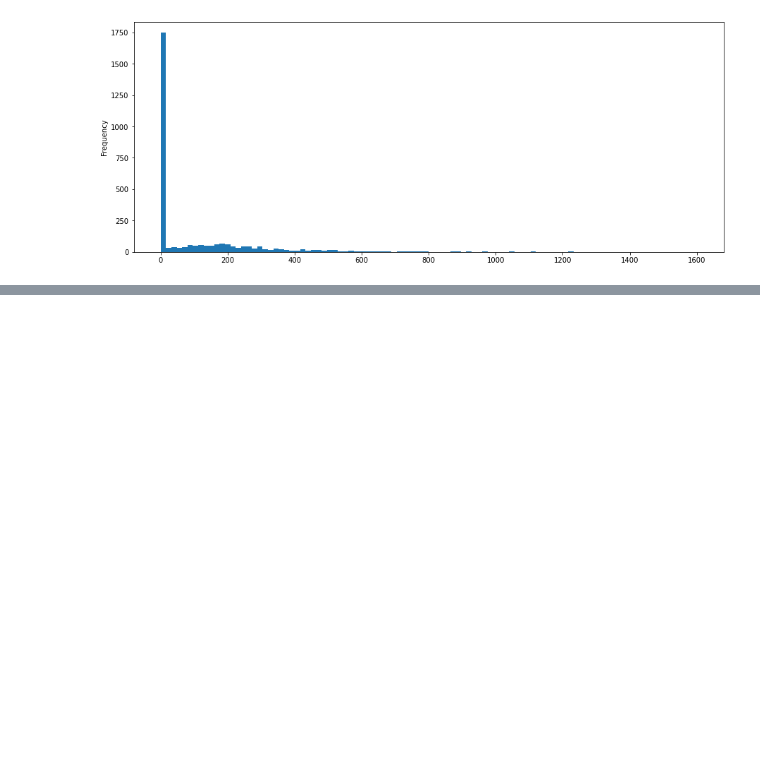
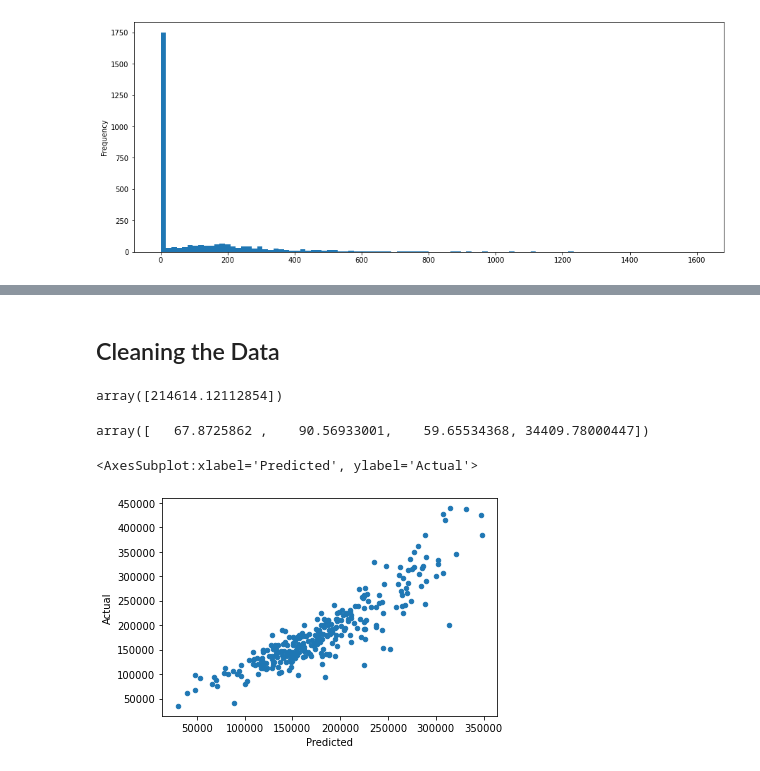
Before and after one commit to CS521-Burstein/final-project-Willqqq123, a Jupyter notebook: Linear Regression.ipynb, the cells around one changed output, grey strips where cells are left out. Saved outputs shown, nothing was run; the diff lists cells and outputs as text; code cells hidden in the pictures; blank space fills up the shorter version.

Commit message:
regression class and some changes

```diff
--- a/Linear Regression.ipynb
+++ b/Linear Regression.ipynb
@@ -186,0 +221,54 @@ housing.MasVnrArea.plot(kind="hist", bins = 100, figsize = (15,6))
+# %% [markdown]
+## Cleaning the Data
+# %%
+df = df[df["SalePrice"] < 500000]
+
+df = df[df["GrLivArea"] < 4000]
+
+df = df[df["GarageArea"] < 1300]
+
+df = df[df["TotalBsmtSF"] < 3000]
+
+df = df[df["TotalBsmtSF"] > 0] #doesn't make sense that area of Basement is 0
+
+df = df.dropna()
+# %%
+X = df[["GrLivArea", "GarageArea", "TotalBsmtSF", 'Aircond']]
+y = df["SalePrice"]
+
+reg = LinearRegression().fit(X,y)
+
+reg.predict(np.array([[2000, 500, 1000, 1]]))
+# %% [output]
+array([214614.12112854])
+# %%
+from sklearn.model_selection import train_test_split
+# Now that we have performed our regression above with SalePrice as the Dependent Variable and
+# the other 4 independent variable, to further improve the model, we train and test the data.
+X_train, X_test, y_train, y_test = train_test_split(X, y, test_size = 0.2, random_state = 42)
+
+regression = LinearRegression()
+regression.fit(X_train, y_train)
+
+regression.intercept_
+
+
+regression.coef_
+# %% [output]
+array([   67.8725862 ,    90.56933001,    59.65534368, 34409.78000447])
+# %%
+y_pred = regression.predict(X_test)
+
+y_pred_compare = ({'Actual': y_test, 'Predicted': y_pred})
+
+Predicted = np.array(y_pred)
+Actual = np.array(y_test)
+
+display = pd.DataFrame({'Predicted': list(Predicted), 'Actual': list(Actual)})
+
+display
+
+display.plot(kind="scatter", x= "Predicted", y = "Actual")
+# %% [output]
+<AxesSubplot:xlabel='Predicted', ylabel='Actual'>
+[figure, added]
```
Also changed, not shown: parts of 16 cells of this notebook, 2 other files.
